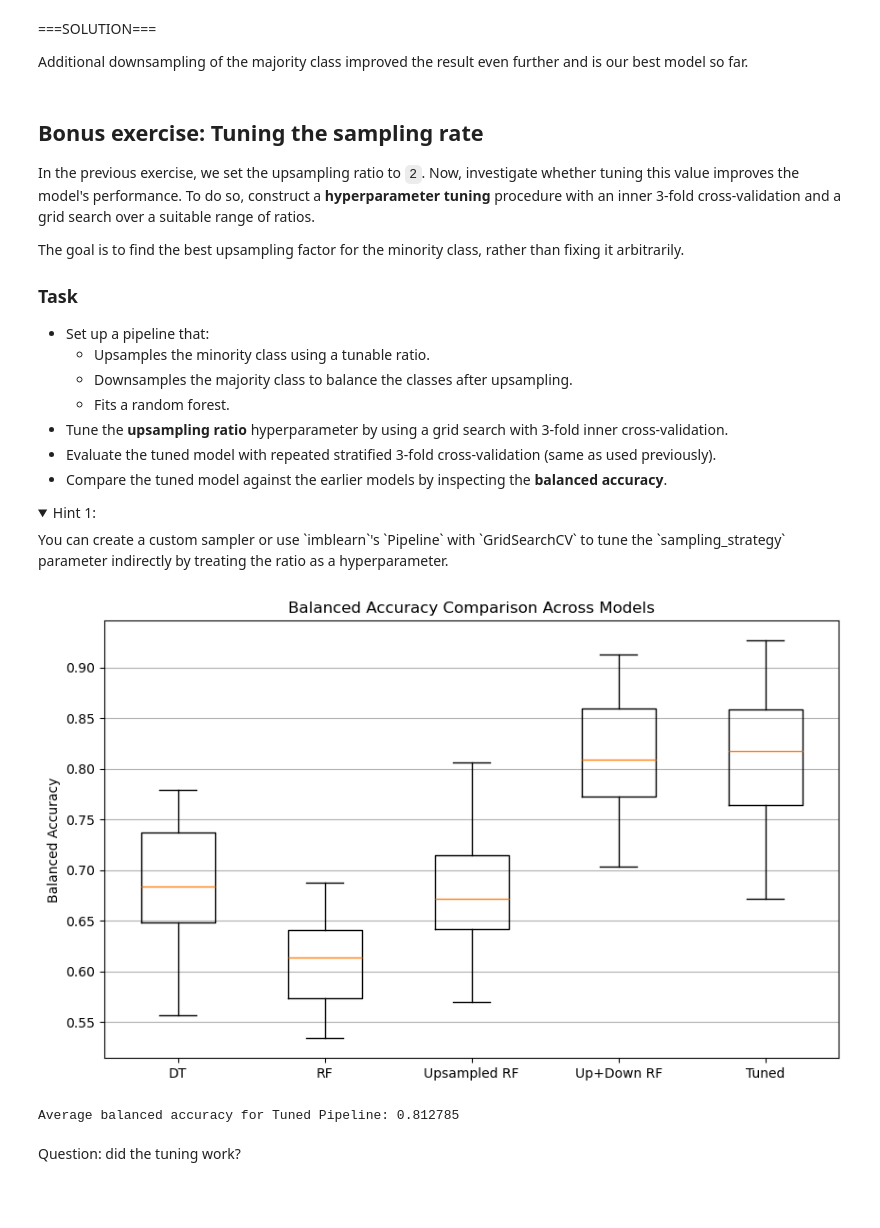
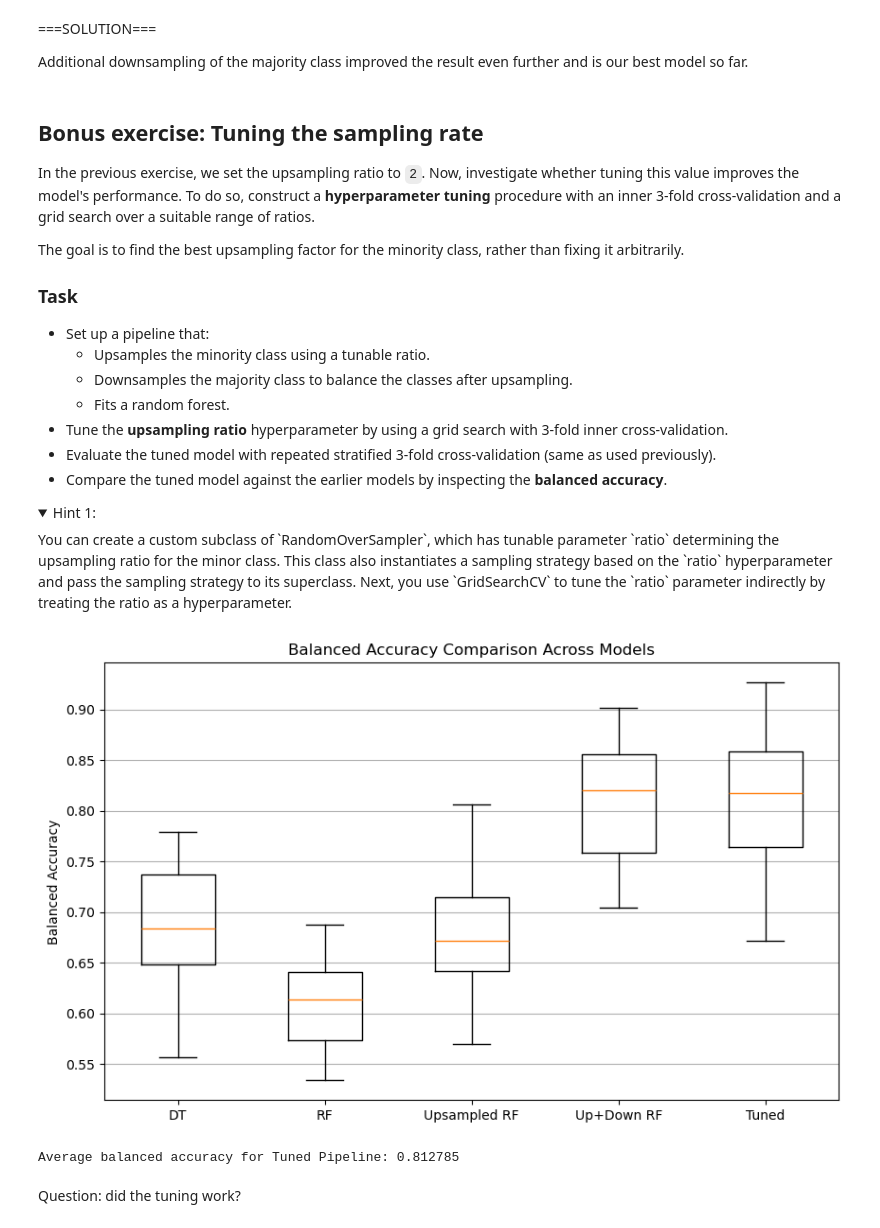
Before and after one commit to slds-lmu/lecture_appml, a Jupyter notebook: exercises/07_imbalancy_correction/07_2_pipeline_imbalanced_classification_py.ipynb, the cells around one changed output. Drawn from its saved outputs; the diff is of its cells as text; code cells hidden in the pictures; folded sections open; blank space fills up the shorter version.

```diff
--- a/exercises/07_imbalancy_correction/07_2_pipeline_imbalanced_classification_py.ipynb
+++ b/exercises/07_imbalancy_correction/07_2_pipeline_imbalanced_classification_py.ipynb
@@ -340,18 +334,10 @@ Use `RandomOverSampler` and `RandomUnderSampler` from `imblearn` to combine both
 
 from imblearn.under_sampling import RandomUnderSampler
 
-# Define a callable to dynamically compute the desired minority count.
-# For a given training fold, this function returns a dictionary
-# mapping the minority class ('yes') to twice its current count.
-def upsample_strategy(y):
-    unique, counts = np.unique(y, return_counts=True)
-    y_dict = dict(zip(unique, counts))
-    desired = 2 * y_dict.get('yes', 0)
-    return {'yes': desired}
 
 # Create a pipeline that first upsamples the minority class and then downsamples all classes.
 pipeline_up_down = imbpipeline([
-    ('oversample', RandomOverSampler(sampling_strategy=upsample_strategy, random_state=42)),
+    ('oversample', RandomOverSampler(sampling_strategy=sampling_strategy, random_state=42)),
     ('undersample', RandomUnderSampler(sampling_strategy='all', random_state=42)),
     ('classifier', RandomForestClassifier(random_state=42))
 ])
@@ -364,28 +350,27 @@ scores_pipeline_up_down = cross_validate(
     return_train_score=False
 )
 
-# Create DataFrame with the correct keys
-df_scores = pd.DataFrame({
+all_scores_dict = {
     'Decision Tree': scores_tree_bal['test_score'],
     'Random Forest': scores_forest_bal['test_score'],
     'Upsampled RF': scores_pipeline['test_score'],
     'Up & Down-sampled RF': scores_pipeline_up_down['test_score']
-})
+}
 
 # Visualization
 fig, ax = plt.subplots(figsize=(10, 6))
-ax.boxplot([df_scores['Decision Tree'], df_scores['Random Forest'],
-            df_scores['Upsampled RF'], df_scores['Up & Down-sampled RF']],
+ax.boxplot([all_scores_dict['Decision Tree'], all_scores_dict['Random Forest'],
+            all_scores_dict['Upsampled RF'], all_scores_dict['Up & Down-sampled RF']],
            labels=['DT', 'RF', 'Upsampled RF', 'Up & Down RF'])
 ax.set_ylabel('Balanced Accuracy')
 ax.set_title('Balanced Accuracy Comparison Across Models')
 ax.grid(axis='y')
 plt.show()
 
-avg_dt = df_scores['Decision Tree'].mean()
-avg_rf = df_scores['Random Forest'].mean()
-avg_upsampled = df_scores['Upsampled RF'].mean()
-avg_updown = df_scores['Up & Down-sampled RF'].mean()
+avg_dt = all_scores_dict['Decision Tree'].mean()
+avg_rf = all_scores_dict['Random Forest'].mean()
+avg_upsampled = all_scores_dict['Upsampled RF'].mean()
+avg_updown = all_scores_dict['Up & Down-sampled RF'].mean()
 
 print(f"Average balanced accuracy for Decision Tree: {avg_dt:.6f}")
 print(f"Average balanced accuracy for Random Forest: {avg_rf:.6f}")
@@ -422,18 +407,19 @@ The goal is to find the best upsampling factor for the minority class, rather th
 
 
 <details><summary>Hint 1:</summary>
-You can create a custom sampler or use `imblearn`'s `Pipeline` with `GridSearchCV` to tune the `sampling_strategy` parameter indirectly by treating the ratio as a hyperparameter.
+You can create a custom subclass of `RandomOverSampler`, which has tunable parameter `ratio` determining the upsampling ratio for the minor class. This class also instantiates a sampling strategy based on the `ratio` hyperparameter and pass the sampling strategy to its superclass. Next, you use `GridSearchCV` to tune the `ratio` parameter indirectly by treating the ratio as a hyperparameter.
 </details>
 # %%
 #===SOLUTION===
 
 from sklearn.model_selection import GridSearchCV
 
-# Define a custom oversampler that multiplies the minority ('yes') count by a tunable factor.
 class CustomRandomOverSampler(RandomOverSampler):
+    """
+    This class allows for a tunable ratio of upsampling the minority class.
+    """
     def __init__(self, ratio=2.0, random_state=None, **kwargs):
         self.ratio = ratio
-        # We pass our custom sampling strategy function to the parent.
         super().__init__(sampling_strategy=self._sampling_strategy_func, random_state=random_state, **kwargs)
 
     def _sampling_strategy_func(self, y):
@@ -446,38 +432,38 @@ class CustomRandomOverSampler(RandomOverSampler):
         # Set the desired number for the minority class to be ratio * its original count.
         return {'yes': int(self.ratio * count_dict['yes'])}
 
 pipeline_tuned = imbpipeline([
     ('oversample', CustomRandomOverSampler(ratio=2.0, random_state=42)),
     ('undersample', RandomUnderSampler(sampling_strategy='all', random_state=42)),
     ('classifier', RandomForestClassifier(random_state=42))
 ])
 
 param_grid = {
     'oversample__ratio': [1, 2, 3, 4, 5, 6]
 }
 
 grid_search = GridSearchCV(estimator=pipeline_tuned, param_grid=param_grid,
                            scoring='balanced_accuracy', cv=3, n_jobs=-1)
 
 scores_tuned = cross_validate(grid_search, X, y, scoring='balanced_accuracy', cv=cv,
                               return_train_score=False)
 
-df_scores['Tuned Pipeline'] = scores_tuned['test_score']
+all_scores_dict['Tuned Pipeline'] = scores_tuned['test_score']
 
 fig, ax = plt.subplots(figsize=(10, 6))
-ax.boxplot([df_scores['Decision Tree'], df_scores['Random Forest'],
-            df_scores['Upsampled RF'], df_scores['Up & Down-sampled RF'],
-            df_scores['Tuned Pipeline']],
+ax.boxplot([all_scores_dict['Decision Tree'], all_scores_dict['Random Forest'],
+            all_scores_dict['Upsampled RF'], all_scores_dict['Up & Down-sampled RF'],
+            all_scores_dict['Tuned Pipeline']],
            labels=['DT', 'RF', 'Upsampled RF', 'Up+Down RF', 'Tuned'])
 ax.set_ylabel('Balanced Accuracy')
 ax.set_title('Balanced Accuracy Comparison Across Models')
 ax.grid(axis='y')
 plt.show()
 
 avg_tuned = scores_tuned['test_score'].mean()
 print(f"Average balanced accuracy for Tuned Pipeline: {avg_tuned:.6f}")
 # %% [output]
-[figure, old version]
+[figure, new version]
 Average balanced accuracy for Tuned Pipeline: 0.812785
 # %% [markdown]
 Question: did the tuning work?
```
Also changed, not shown: parts of 3 cells of this notebook, 3 other files.
